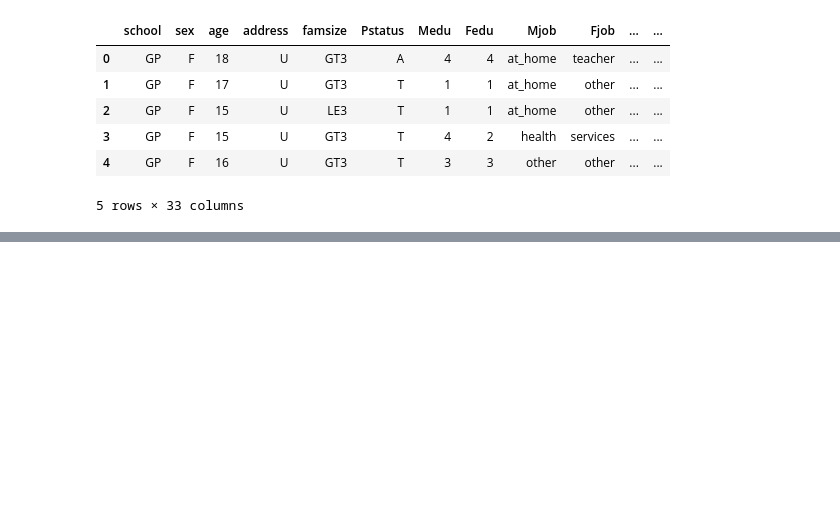
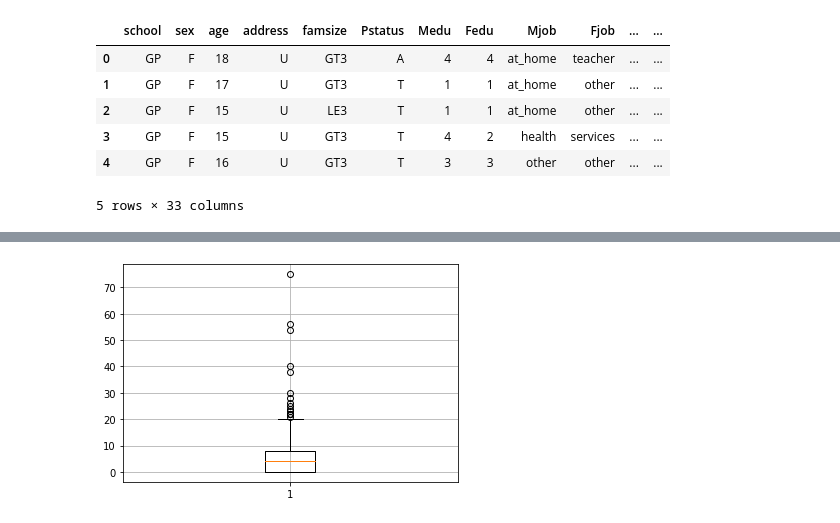
Before and after one commit to ducksfrogs/jup_matome, a Jupyter notebook: book_matsuo_class/notes/Untitled.ipynb, the cells around one changed output, grey strips where cells are left out. Cells and saved outputs as stored; diff of their text form; code cells hidden in the pictures; blank space fills up the shorter version.

```diff
--- a/book_matsuo_class/notes/Untitled.ipynb
+++ b/book_matsuo_class/notes/Untitled.ipynb
@@ -37,0 +143,5 @@ student_data_math.describe()
+# %%
+plt.boxplot(student_data_math['absences'])
+plt.grid(True)
+# %% [output]
+[figure, added]
```
Also changed, not shown: parts of 22 cells of this notebook.
